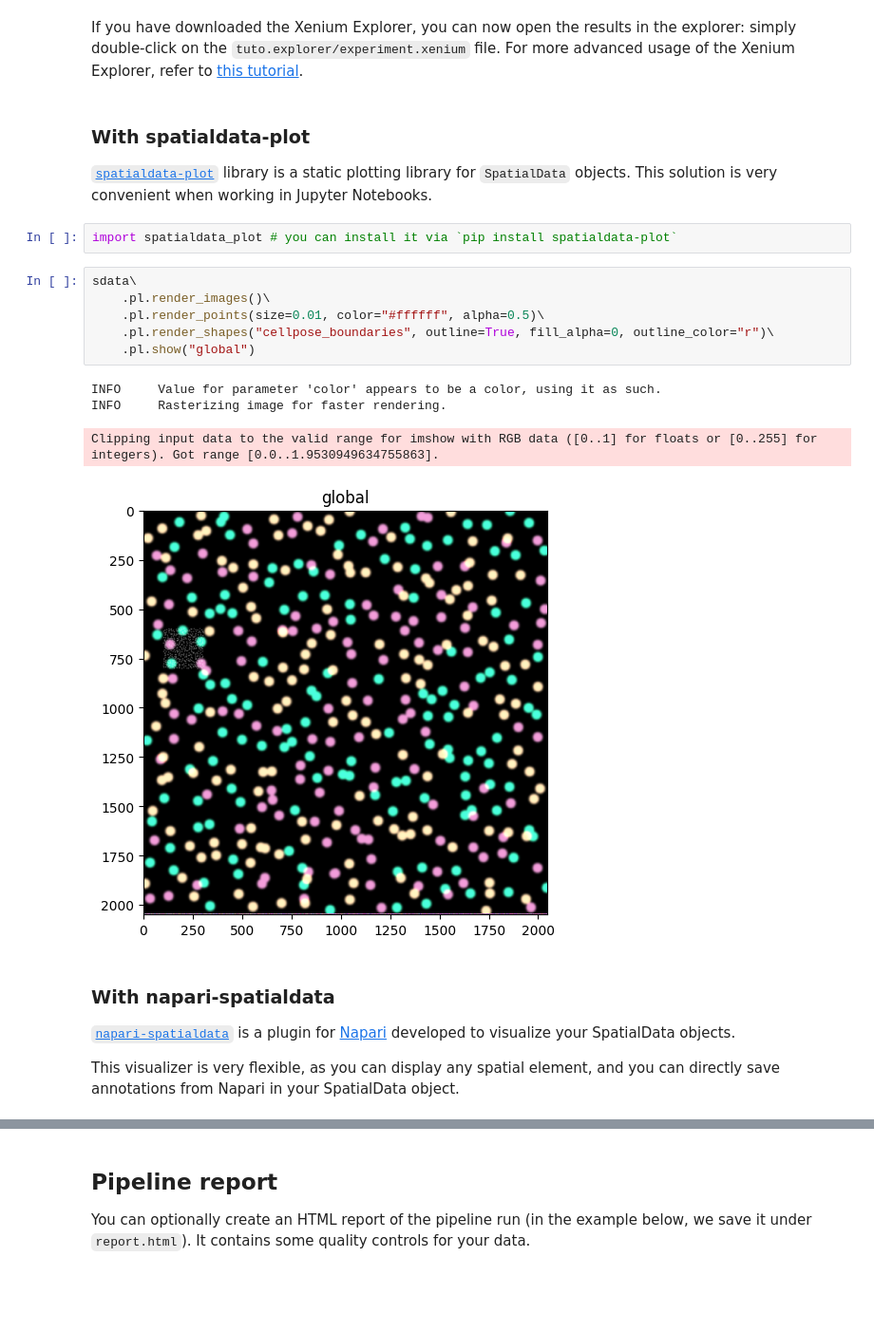
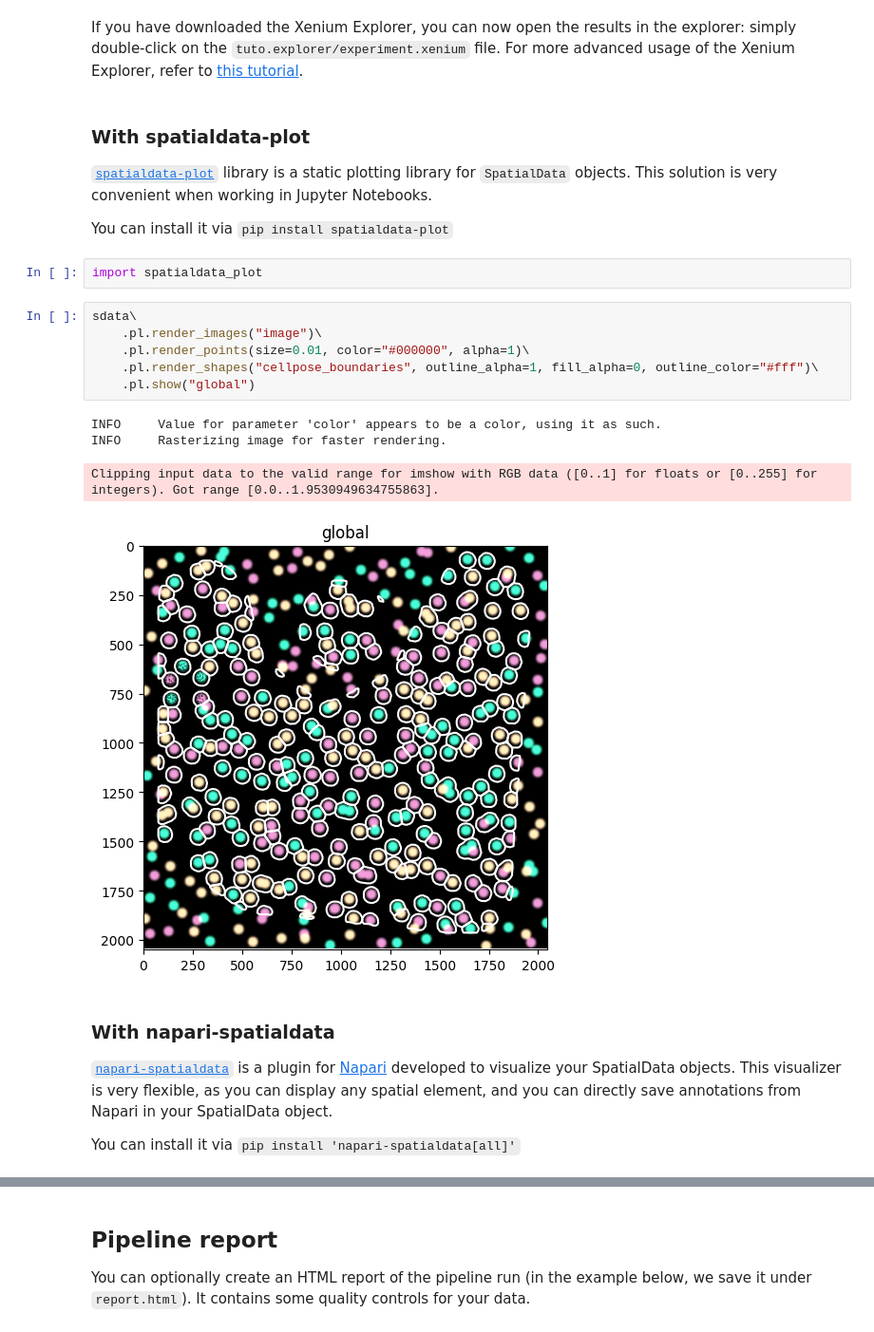
Before and after one commit to gustaveroussy/sopa, a Jupyter notebook: docs/tutorials/api_usage.ipynb, the cells around one changed output, grey strips where cells are left out. Shown at 95% size. Saved outputs shown, nothing was run; the diff lists cells and outputs as text; blank space fills up the shorter version.

Commit message:
minor clean up + lines for napari in docs

```diff
--- a/docs/tutorials/api_usage.ipynb
+++ b/docs/tutorials/api_usage.ipynb
@@ -306,22 +289,24 @@ If you have downloaded the Xenium Explorer, you can now open the results in the
 # %% [markdown]
 ### With spatialdata-plot
 [`spatialdata-plot`](https://github.com/scverse/spatialdata-plot) library is a static plotting library for `SpatialData` objects. This solution is very convenient when working in Jupyter Notebooks.
+
+You can install it via `pip install spatialdata-plot`
-# %%
-import spatialdata_plot # you can install it via `pip install spatialdata-plot`
+# %%
+import spatialdata_plot
 # %%
 sdata\
-    .pl.render_images()\
-    .pl.render_points(size=0.01, color="#ffffff", alpha=0.5)\
-    .pl.render_shapes("cellpose_boundaries", outline=True, fill_alpha=0, outline_color="r")\
+    .pl.render_images("image")\
+    .pl.render_points(size=0.01, color="#000000", alpha=1)\
+    .pl.render_shapes("cellpose_boundaries", outline_alpha=1, fill_alpha=0, outline_color="#fff")\
     .pl.show("global")
 # %% [output]
 INFO     Value for parameter 'color' appears to be a color, using it as such.
 INFO     Rasterizing image for faster rendering.
 Clipping input data to the valid range for imshow with RGB data ([0..1] for floats or [0..255] for integers). Got range [0.0..1.9530949634755863].
-[figure, old version]
+[figure, new version]
 # %% [markdown]
 ### With napari-spatialdata
 
-[`napari-spatialdata`](https://github.com/scverse/napari-spatialdata) is a plugin for [Napari](https://napari.org/stable/) developed to visualize your SpatialData objects.
+[`napari-spatialdata`](https://github.com/scverse/napari-spatialdata) is a plugin for [Napari](https://napari.org/stable/) developed to visualize your SpatialData objects. This visualizer is very flexible, as you can display any spatial element, and you can directly save annotations from Napari in your SpatialData object.
 
-This visualizer is very flexible, as you can display any spatial element, and you can directly save annotations from Napari in your SpatialData object.
+You can install it via `pip install 'napari-spatialdata[all]'`
```
Also changed, not shown: parts of 10 cells of this notebook, 10 other files.
